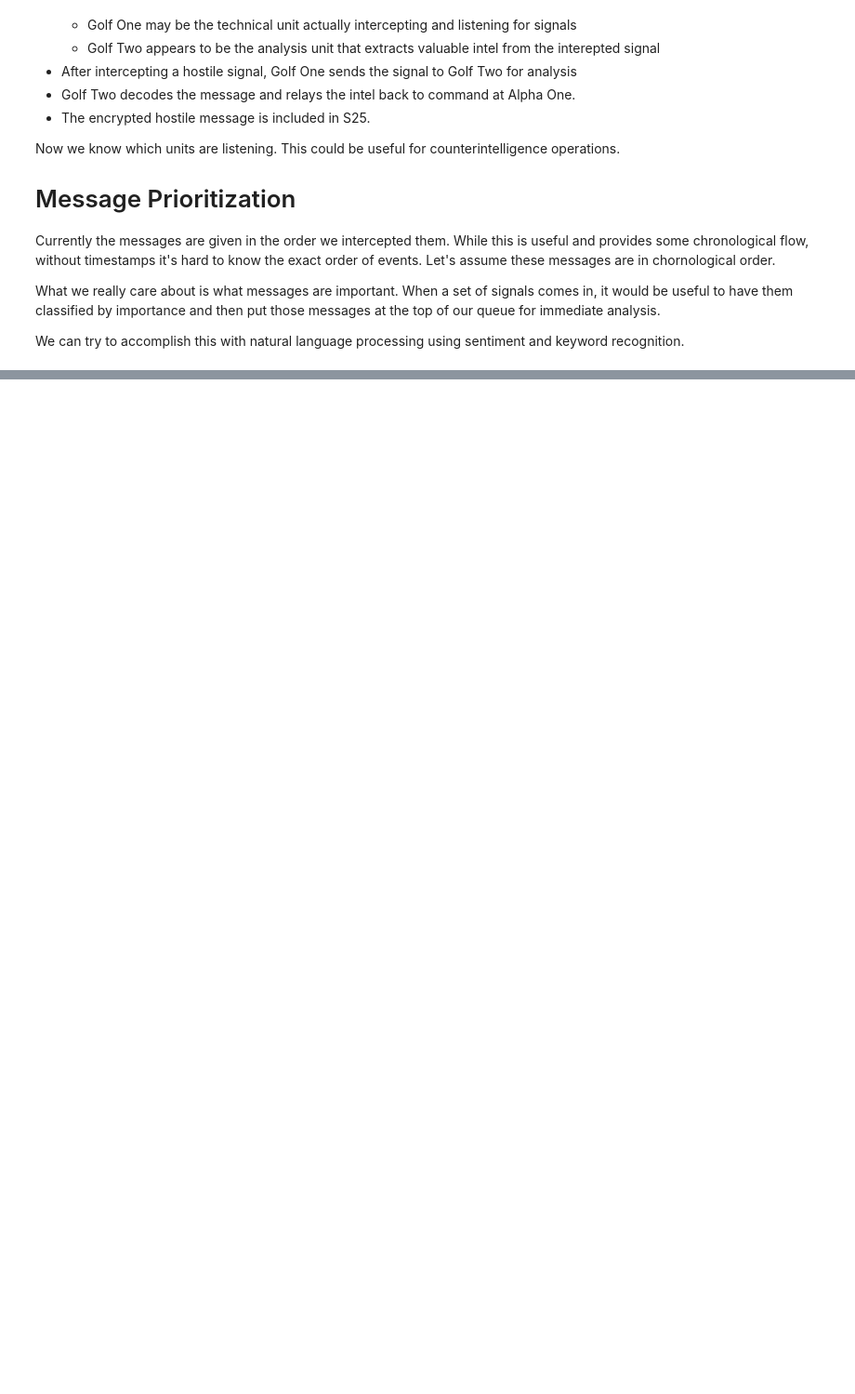
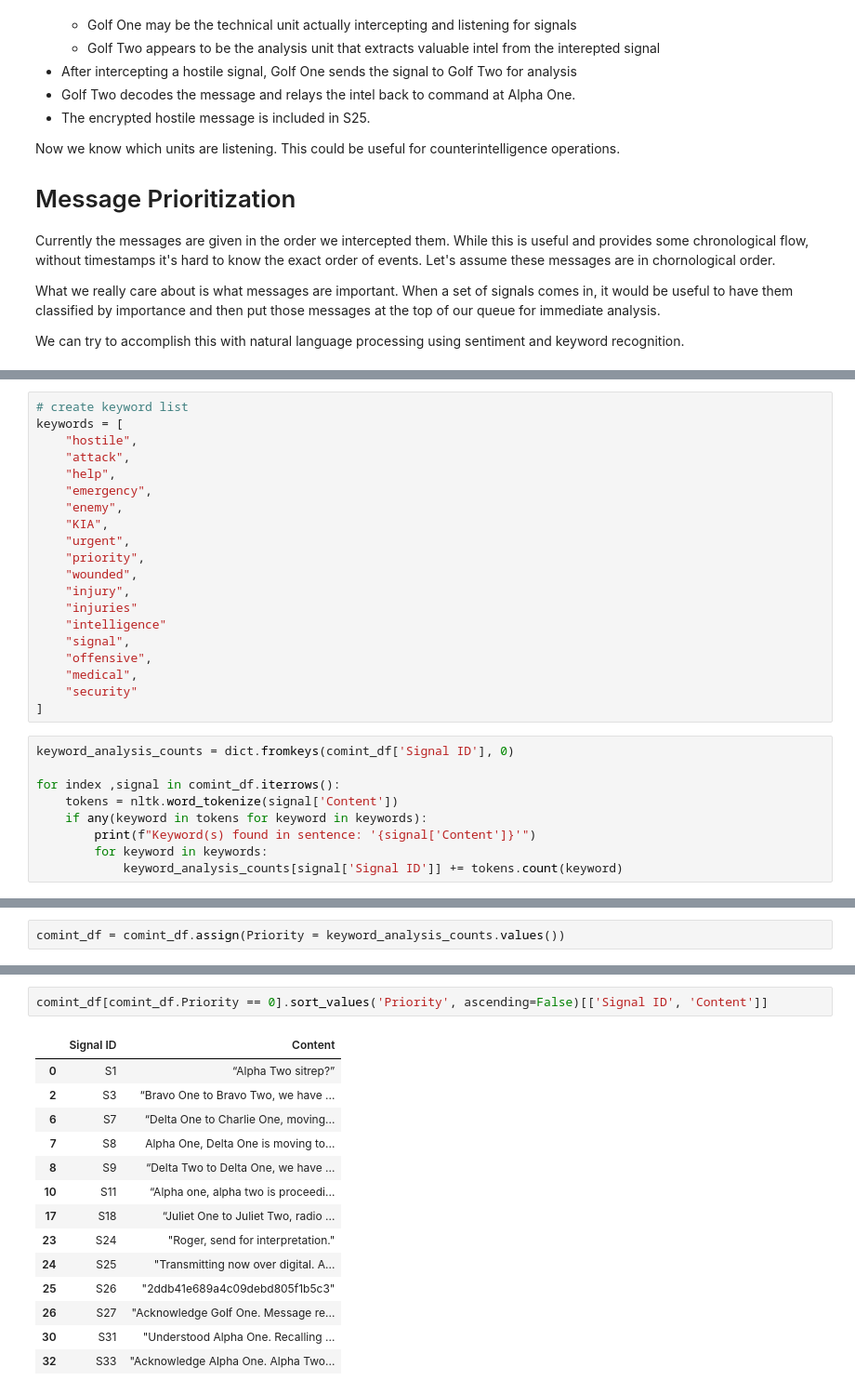
Before and after one commit to ggsmith842/sigint-analysis, a Jupyter notebook: initial_analysis.ipynb, the cells around one changed output, grey strips where cells are left out. Shown: that part at 93% size. Drawn from its saved outputs; the diff is of its cells as text; blank space fills up the shorter version.

Commit message:
Started priority analysis

```diff
--- a/initial_analysis.ipynb
+++ b/initial_analysis.ipynb
@@ -255,0 +325,29 @@ We can try to accomplish this with natural language processing using sentiment a
+# %%
+# create keyword list
+keywords = [
+    "hostile",
+    "attack",
+    "help",
+    "emergency",
+    "enemy",
+    "KIA",
+    "urgent",
+    "priority",
+    "wounded",
+    "injury",
+    "injuries"
+    "intelligence"
+    "signal",
+    "offensive",
+    "medical",
+    "security"
+]
+# %%
+keyword_analysis_counts = dict.fromkeys(comint_df['Signal ID'], 0)
+
+for index ,signal in comint_df.iterrows():
+    tokens = nltk.word_tokenize(signal['Content'])
+    if any(keyword in tokens for keyword in keywords):
+        print(f"Keyword(s) found in sentence: '{signal['Content']}'")
+        for keyword in keywords:
+            keyword_analysis_counts[signal['Signal ID']] += tokens.count(keyword)
@@ -255,0 +360,2 @@ We can try to accomplish this with natural language processing using sentiment a
+# %%
+comint_df = comint_df.assign(Priority = keyword_analysis_counts.values())
@@ -255,0 +371,17 @@ We can try to accomplish this with natural language processing using sentiment a
+# %%
+comint_df[comint_df.Priority == 0].sort_values('Priority', ascending=False)[['Signal ID', 'Content']]
+# %% [output]
+|  | Signal ID | Content |
+| 0 | S1 | “Alpha Two sitrep?” |
+| 2 | S3 | “Bravo One to Bravo Two, we have ... |
+| 6 | S7 | “Delta One to Charlie One, moving... |
+| 7 | S8 | Alpha One, Delta One is moving to... |
+| 8 | S9 | “Delta Two to Delta One, we have ... |
+| 10 | S11 | “Alpha one, alpha two is proceedi... |
+| 17 | S18 | “Juliet One to Juliet Two, radio ... |
+| 23 | S24 | "Roger, send for interpretation." |
+| 24 | S25 | "Transmitting now over digital. A... |
+| 25 | S26 | "2ddb41e689a4c09debd805f1b5c3" |
+| 26 | S27 | "Acknowledge Golf One. Message re... |
+| 30 | S31 | "Understood Alpha One. Recalling ... |
+| 32 | S33 | "Acknowledge Alpha One. Alpha Two... |
```
Also changed, not shown: parts of 8 cells of this notebook, 1 other file.
